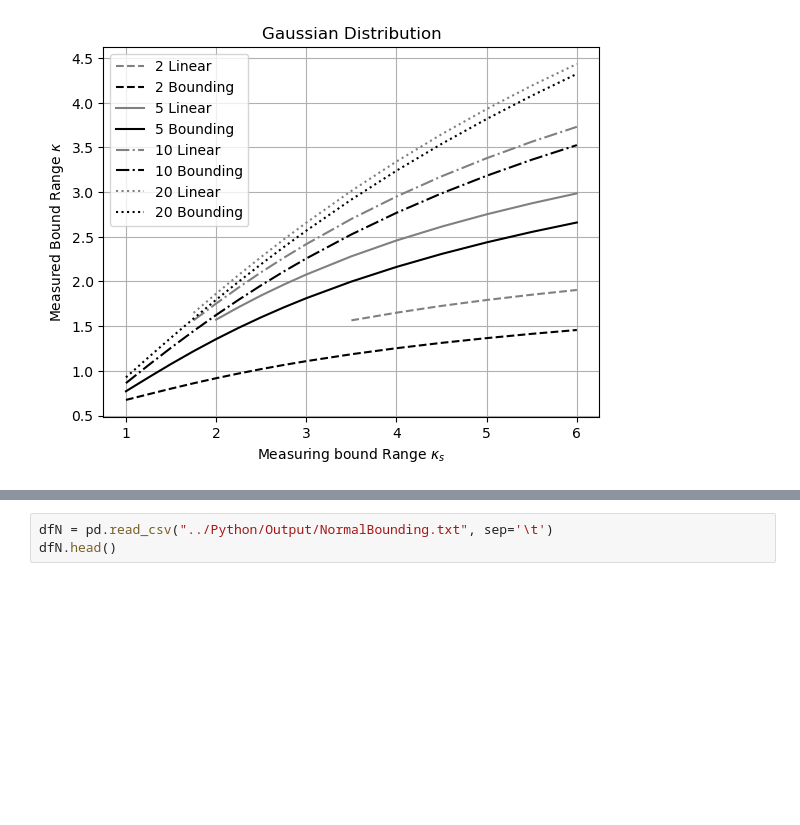
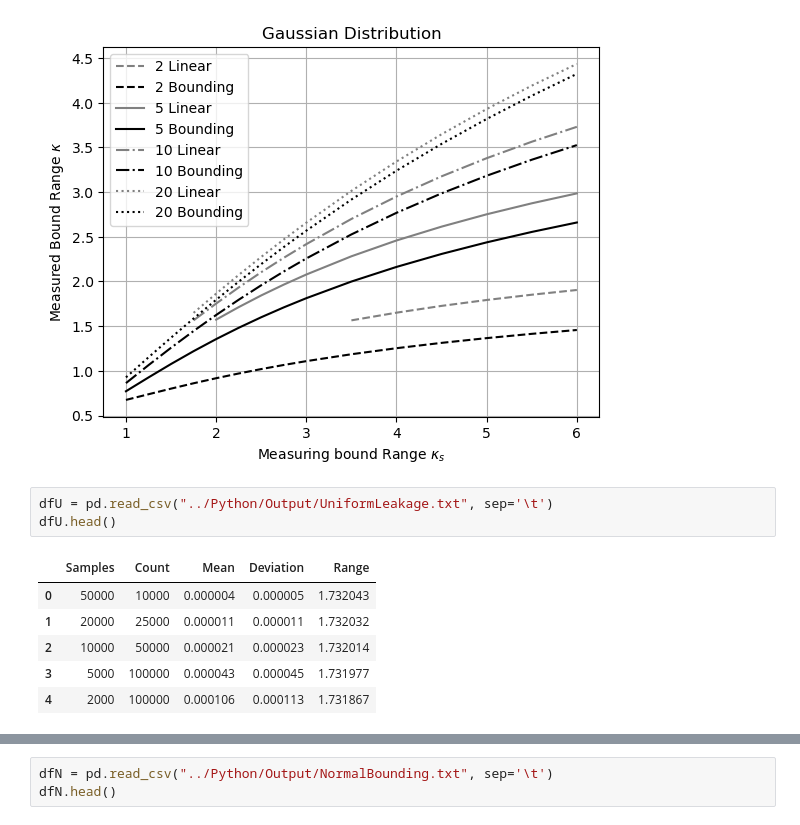
Before and after one commit to Chengpu0707/VarianceArithmetic, a Jupyter notebook: IPyNb/StatisticalBounding.ipynb, the cells around one changed output, grey strips where cells are left out. Saved outputs shown, nothing was run; the diff lists cells and outputs as text; blank space fills up the shorter version.

```diff
--- a/IPyNb/StatisticalBounding.ipynb
+++ b/IPyNb/StatisticalBounding.ipynb
@@ -138,3 +138,13 @@ dfN[dfN['Samples'] == 20].plot(x='Kappa', y='Range', label='20 Bounding', color=
 # %% [output]
 <AxesSubplot:title={'center':'Gaussian Distribution'}, xlabel='Measuring bound Range $\\kappa_s$', ylabel='Measured Bound Range $\\kappa$'>
 [figure]
+# %%
+dfU = pd.read_csv("../Python/Output/UniformLeakage.txt", sep='\t')
+dfU.head()
+# %% [output]
+|  | Samples | Count | Mean | Deviation | Range |
+| 0 | 50000 | 10000 | 0.000004 | 0.000005 | 1.732043 |
+| 1 | 20000 | 25000 | 0.000011 | 0.000011 | 1.732032 |
+| 2 | 10000 | 50000 | 0.000021 | 0.000023 | 1.732014 |
+| 3 | 5000 | 100000 | 0.000043 | 0.000045 | 1.731977 |
+| 4 | 2000 | 100000 | 0.000106 | 0.000113 | 1.731867 |
```
Also changed, not shown: parts of 6 cells of this notebook, 1 other file.
